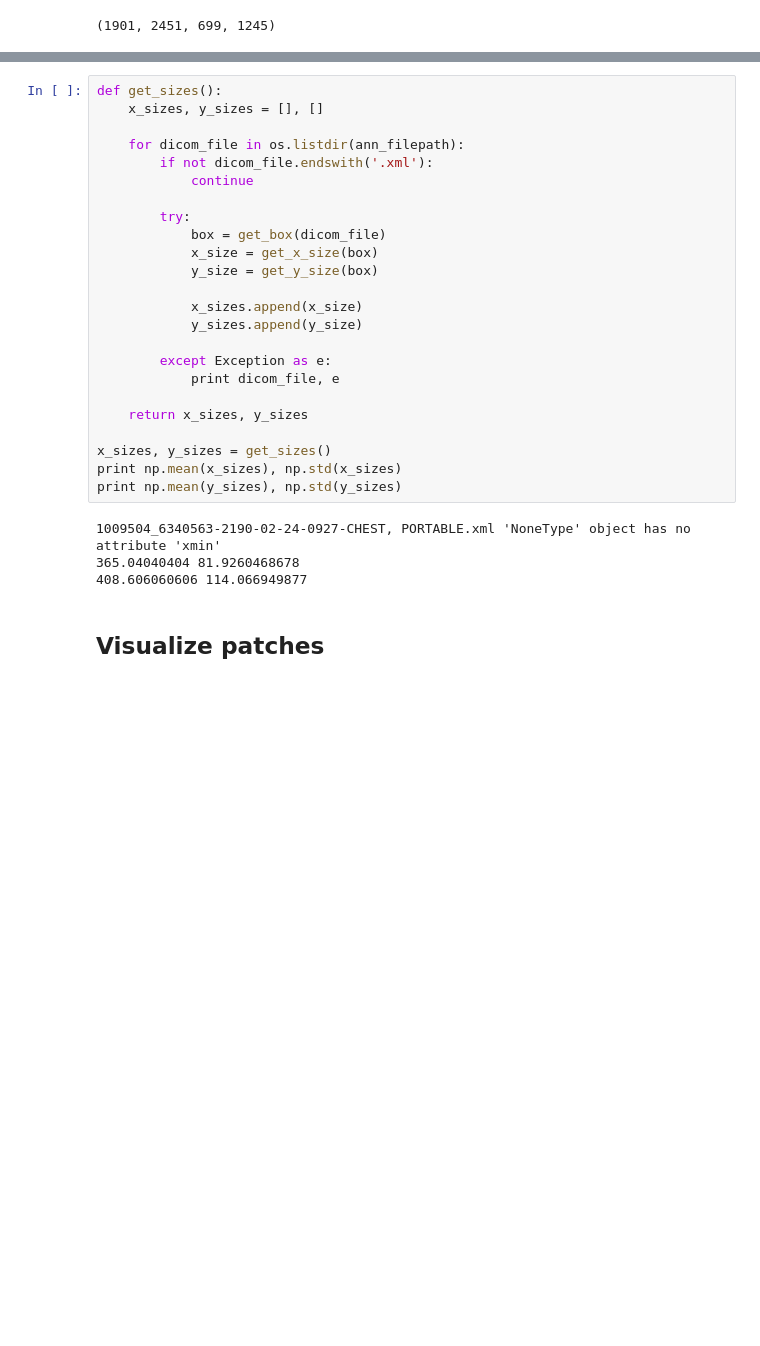
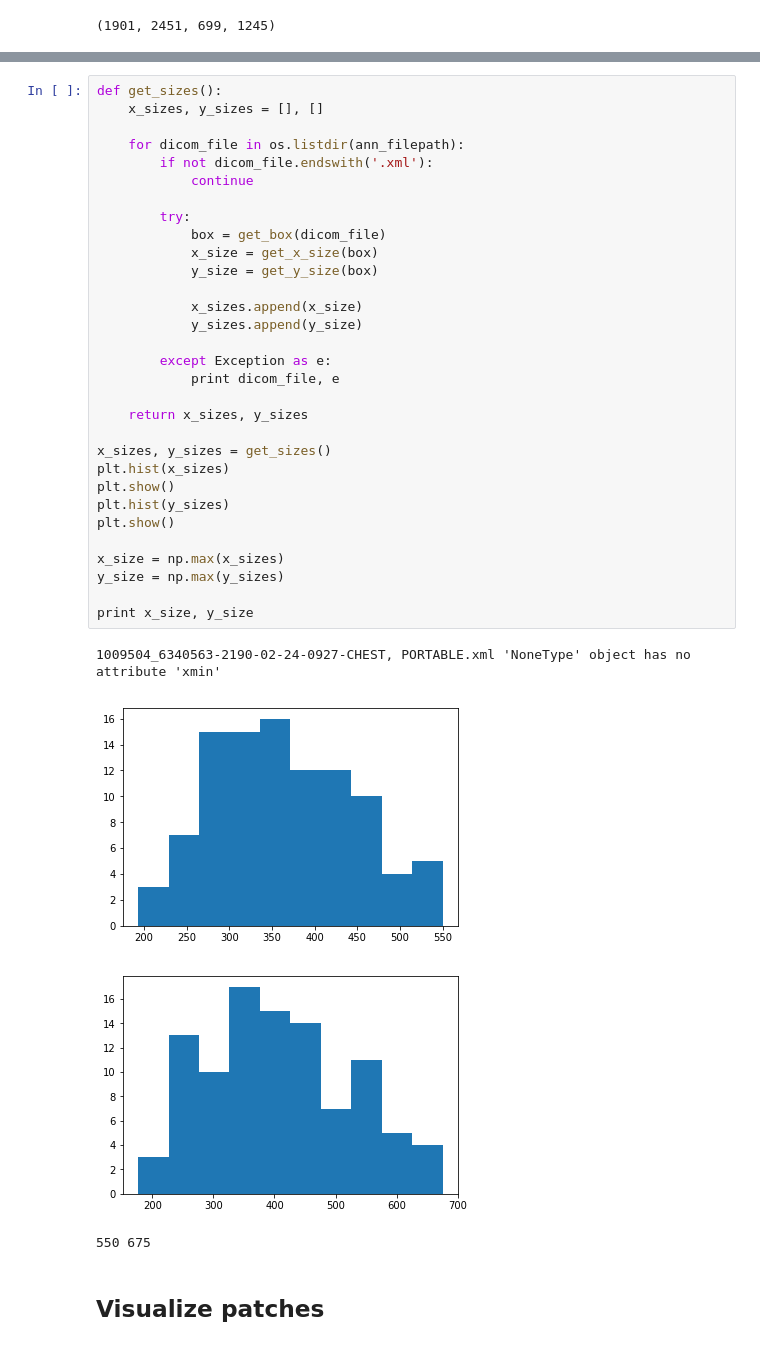
Before and after one commit to liandrea4/pacemaker, a Jupyter notebook: patch_nn.ipynb, the cells around one changed output, grey strips where cells are left out. Drawn from its saved outputs; the diff is of its cells as text; blank space fills up the shorter version.

```diff
--- a/patch_nn.ipynb
+++ b/patch_nn.ipynb
@@ -46,30 +58,38 @@ print x_size, y_size
 # %%
 def get_sizes():
     x_sizes, y_sizes = [], []
 
     for dicom_file in os.listdir(ann_filepath):
         if not dicom_file.endswith('.xml'):
             continue
 
         try:
             box = get_box(dicom_file)
             x_size = get_x_size(box)
             y_size = get_y_size(box)
 
             x_sizes.append(x_size)
             y_sizes.append(y_size)
 
         except Exception as e:
             print dicom_file, e
 
     return x_sizes, y_sizes
 
 x_sizes, y_sizes = get_sizes()
-print np.mean(x_sizes), np.std(x_sizes)
-print np.mean(y_sizes), np.std(y_sizes)
+plt.hist(x_sizes)
+plt.show()
+plt.hist(y_sizes)
+plt.show()
+
+x_size = np.max(x_sizes)
+y_size = np.max(y_sizes)
+
+print x_size, y_size
 # %% [output]
 1009504_6340563-2190-02-24-0927-CHEST, PORTABLE.xml 'NoneType' object has no attribute 'xmin'
-365.04040404 81.9260468678
-408.606060606 114.066949877
+[figure, added]
+[figure, added]
+550 675
 # %% [markdown]
 ## Visualize patches
```
Also changed, not shown: parts of 19 cells of this notebook.
